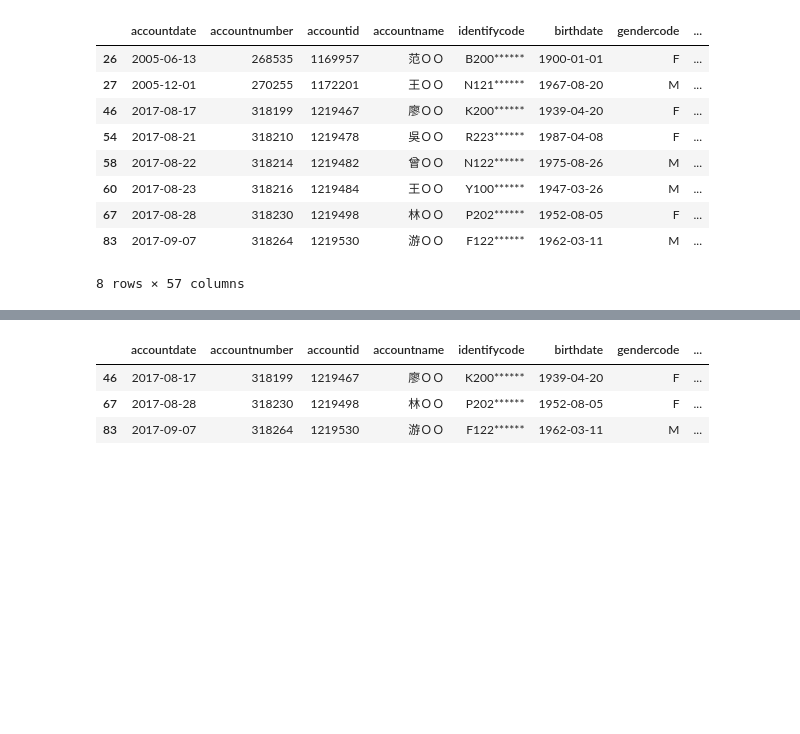
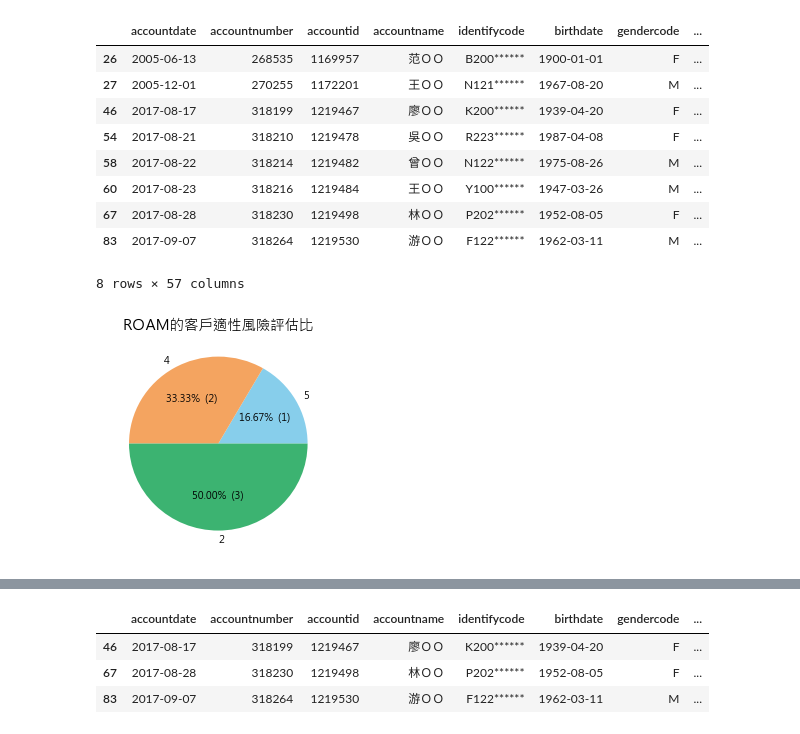
Before and after one commit to hsiehkl/nomurafunds_CRM, a Jupyter notebook: 1229 - 客戶分析和雷達圖最新.ipynb, the cells around one changed output, grey strips where cells are left out. Drawn from its saved outputs; the diff is of its cells as text; code cells hidden in the pictures; blank space fills up the shorter version.

```diff
--- a/1229 - 客戶分析和雷達圖最新.ipynb
+++ b/1229 - 客戶分析和雷達圖最新.ipynb
@@ -342,3 +342,21 @@ RCAM1
 | 67 | 2017-08-28 | 318230 | 1219498 | 林ＯＯ | P202****** | 1952-08-05 | F | ... |
 | 83 | 2017-09-07 | 318264 | 1219530 | 游ＯＯ | F122****** | 1962-03-11 | M | ... |
 8 rows × 57 columns
+# %%
+plt.figure(figsize=plt.figaspect(1))
+values = [len(RCAM1[RCAM1.assessmentrisk == 5]), len(RCAM1[RCAM1.assessmentrisk == 4]), len(RCAM1[RCAM1.assessmentrisk == 2])]
+labels = ["5","4","2"]
+c = ['skyblue','sandybrown','mediumseagreen','salmon','mediumpurple']
+def make_autopct(values):
+    def my_autopct(pct):
+        total = sum(values)
+        val = int(round(pct*total/100.0))
+        return '{p:.2f}%  ({v:d})'.format(p=pct,v=val)
+    return my_autopct
+
+plt.pie(values, labels=labels, autopct=make_autopct(values), colors=c)
+plt.title("RＯAM的客戶適性風險評估比")
+plt.savefig("RＯAM的客戶適性風險評估比.png")
+plt.show()
+# %% [output]
+[figure, added]
```
Also changed, not shown: parts of 4 cells of this notebook.
